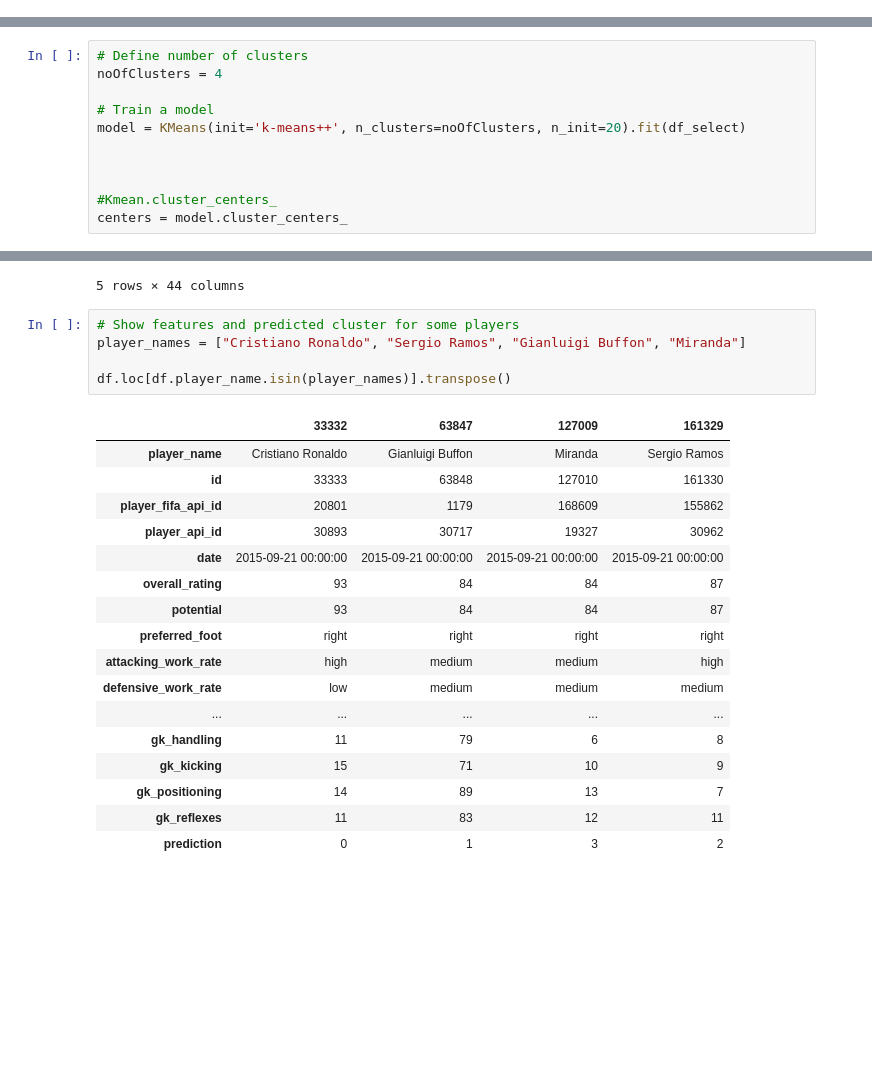
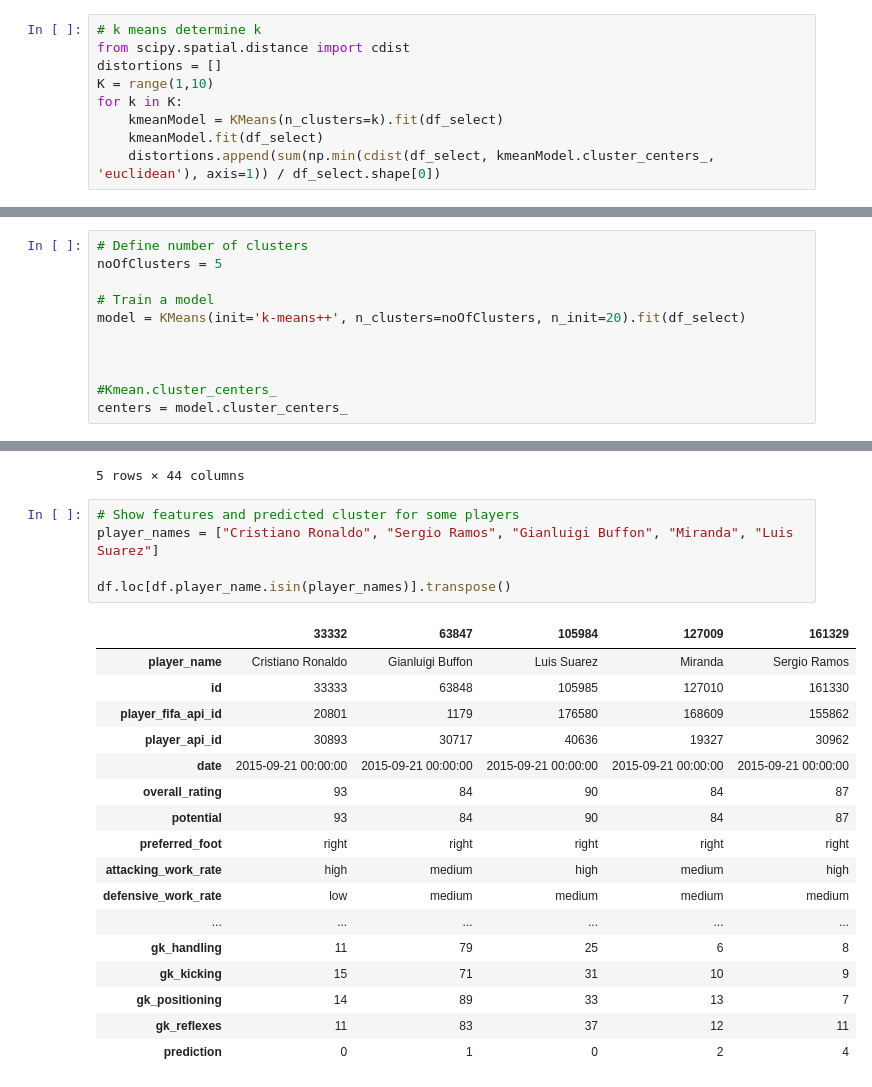
Before and after one commit to rvalins/Data-Science-projects, a Jupyter notebook: clustering_model/clustering_model.ipynb, the cells around one changed output, grey strips where cells are left out. Cells and saved outputs as stored; diff of their text form; blank space fills up the shorter version.

Commit message:
Machine Learning on Kaggle Socccer Dataset (clustering model)
Machine Learning on Kaggle Socccer Dataset (clustering model)

```diff
--- a/clustering_model/clustering_model.ipynb
+++ b/clustering_model/clustering_model.ipynb
@@ -196,3 +196,12 @@ select5features = ['reactions', 'crossing', 'marking', 'interceptions', 'gk_hand
 df_select = df[select5features].copy(deep=True)
 # In this case, we do not need to scale features
 #data = scale(df_select)
+# %%
+# k means determine k
+from scipy.spatial.distance import cdist
+distortions = []
+K = range(1,10)
+for k in K:
+    kmeanModel = KMeans(n_clusters=k).fit(df_select)
+    kmeanModel.fit(df_select)
+    distortions.append(sum(np.min(cdist(df_select, kmeanModel.cluster_centers_, 'euclidean'), axis=1)) / df_select.shape[0])
@@ -199,6 +217,6 @@ df_select = df[select5features].copy(deep=True)
 # %%
 # Define number of clusters
-noOfClusters = 4
+noOfClusters = 5
 
 # Train a model
 model = KMeans(init='k-means++', n_clusters=noOfClusters, n_init=20).fit(df_select)
@@ -258,26 +279,26 @@ df.head()
 5 rows × 44 columns
 # %%
 # Show features and predicted cluster for some players
-player_names = ["Cristiano Ronaldo", "Sergio Ramos", "Gianluigi Buffon", "Miranda"]
+player_names = ["Cristiano Ronaldo", "Sergio Ramos", "Gianluigi Buffon", "Miranda", "Luis Suarez"]
 
 df.loc[df.player_name.isin(player_names)].transpose()
 # %% [output]
-|  | 33332 | 63847 | 127009 | 161329 |
-| player_name | Cristiano Ronaldo | Gianluigi Buffon | Miranda | Sergio Ramos |
-| id | 33333 | 63848 | 127010 | 161330 |
-| player_fifa_api_id | 20801 | 1179 | 168609 | 155862 |
-| player_api_id | 30893 | 30717 | 19327 | 30962 |
-| date | 2015-09-21 00:00:00 | 2015-09-21 00:00:00 | 2015-09-21 00:00:00 | 2015-09-21 00:00:00 |
-| overall_rating | 93 | 84 | 84 | 87 |
-| potential | 93 | 84 | 84 | 87 |
-| preferred_foot | right | right | right | right |
-| attacking_work_rate | high | medium | medium | high |
-| defensive_work_rate | low | medium | medium | medium |
-| ... | ... | ... | ... | ... |
-| gk_handling | 11 | 79 | 6 | 8 |
-| gk_kicking | 15 | 71 | 10 | 9 |
-| gk_positioning | 14 | 89 | 13 | 7 |
-| gk_reflexes | 11 | 83 | 12 | 11 |
-| prediction | 0 | 1 | 3 | 2 |
+|  | 33332 | 63847 | 105984 | 127009 | 161329 |
+| player_name | Cristiano Ronaldo | Gianluigi Buffon | Luis Suarez | Miranda | Sergio Ramos |
+| id | 33333 | 63848 | 105985 | 127010 | 161330 |
+| player_fifa_api_id | 20801 | 1179 | 176580 | 168609 | 155862 |
+| player_api_id | 30893 | 30717 | 40636 | 19327 | 30962 |
+| date | 2015-09-21 00:00:00 | 2015-09-21 00:00:00 | 2015-09-21 00:00:00 | 2015-09-21 00:00:00 | 2015-09-21 00:00:00 |
+| overall_rating | 93 | 84 | 90 | 84 | 87 |
+| potential | 93 | 84 | 90 | 84 | 87 |
+| preferred_foot | right | right | right | right | right |
+| attacking_work_rate | high | medium | high | medium | high |
+| defensive_work_rate | low | medium | medium | medium | medium |
+| ... | ... | ... | ... | ... | ... |
+| gk_handling | 11 | 79 | 25 | 6 | 8 |
+| gk_kicking | 15 | 71 | 31 | 10 | 9 |
+| gk_positioning | 14 | 89 | 33 | 13 | 7 |
+| gk_reflexes | 11 | 83 | 37 | 12 | 11 |
+| prediction | 0 | 1 | 0 | 2 | 4 |
 # %%
 # Use this command to select the top 5 players sorted by overall_rating from a specific cluster
```
Also changed, not shown: parts of 7 cells of this notebook.
